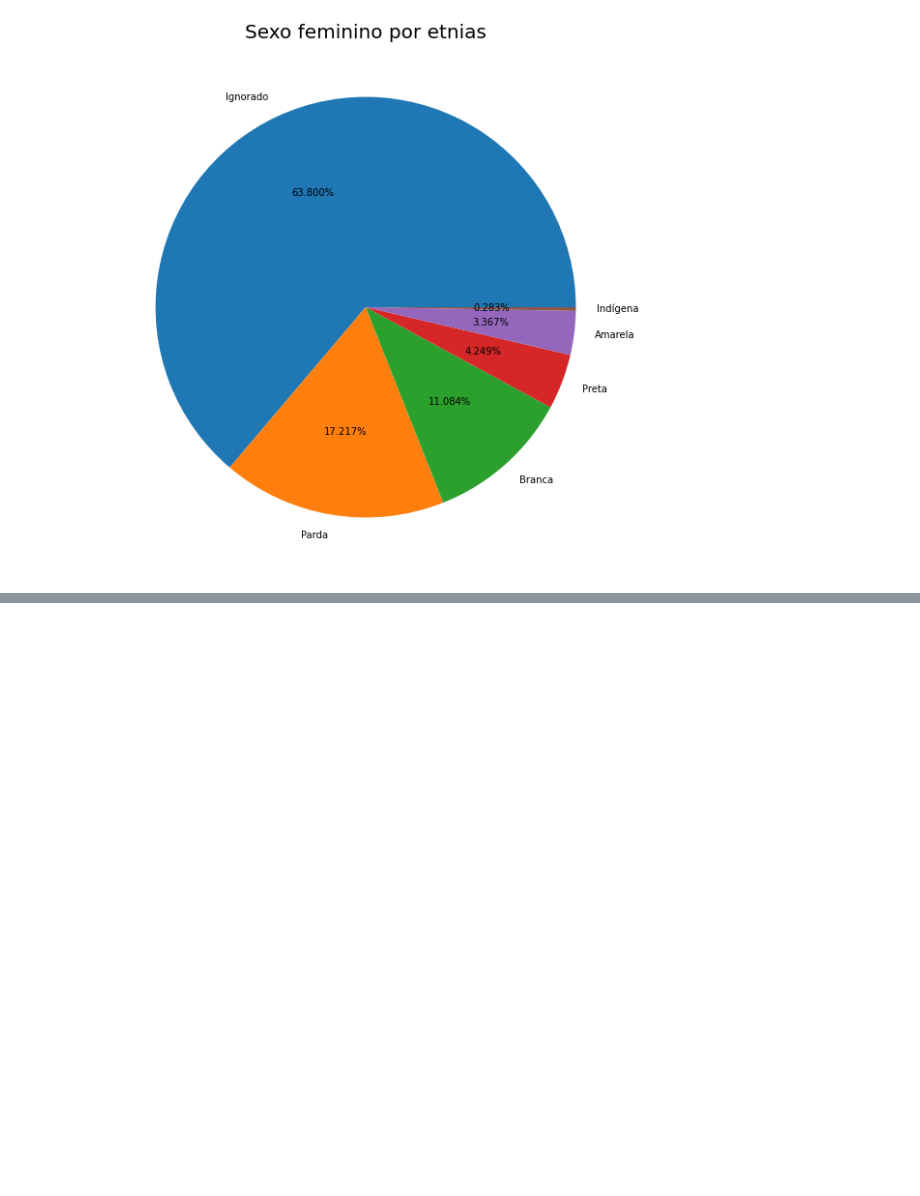
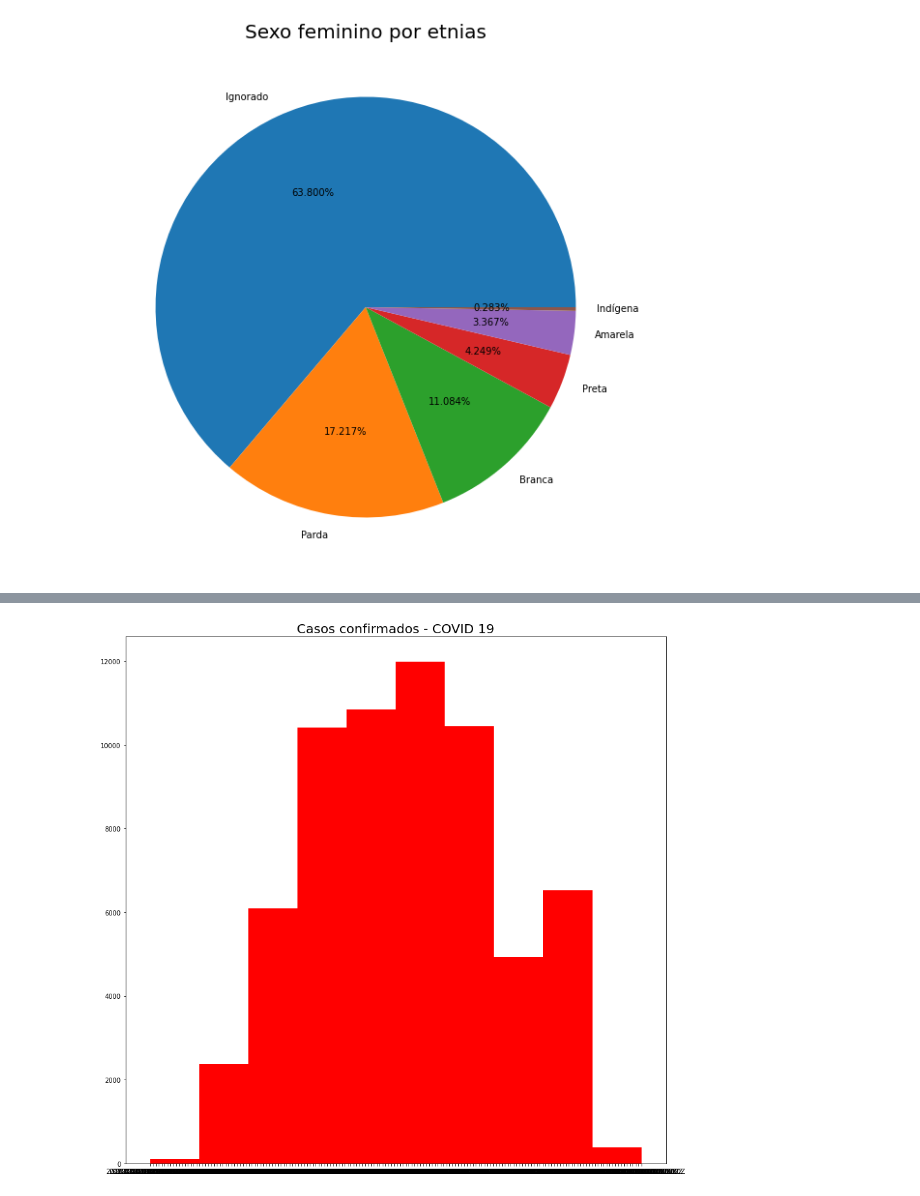
Before and after one commit to eduperottoni/dados-covid-al, a Jupyter notebook: EDUARDO_DANI_PEROTTONI.ipynb, the cells around one changed output, grey strips where cells are left out. Saved outputs shown, nothing was run; the diff lists cells and outputs as text; code cells hidden in the pictures; blank space fills up the shorter version.

```diff
--- a/EDUARDO_DANI_PEROTTONI.ipynb
+++ b/EDUARDO_DANI_PEROTTONI.ipynb
@@ -2915,0 +2995,15 @@ Text(0.5, 1.0, 'Sexo feminino por etnias')
+# %%
+import matplotlib.pyplot as plt
+import numpy as np
+from math import log2
+
+k = log2(df_projeto2['data_resultado_exame'].count())+1
+
+data = df_projeto2['data_resultado_exame']
+
+plt.figure(figsize=(15,15))
+
+plt.title('Casos confirmados - COVID 19', size=20)
+n, k, _ = plt.hist(data, color='red')
+# %% [output]
+[figure, added]
```
Also changed, not shown: parts of 19 cells of this notebook.
